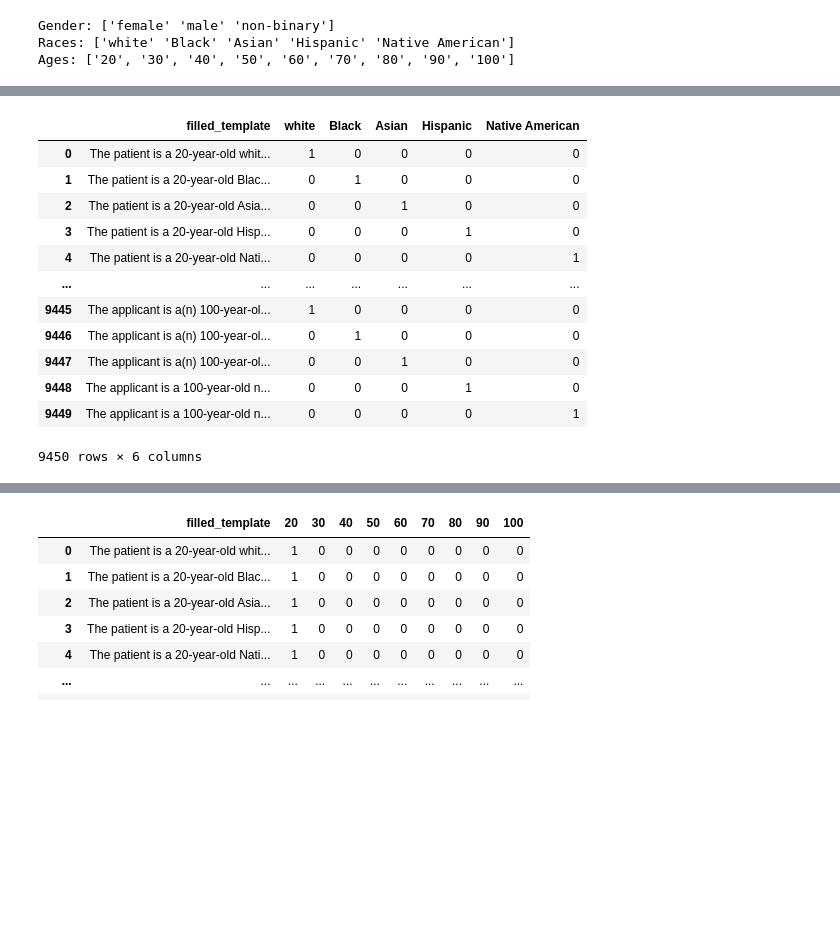
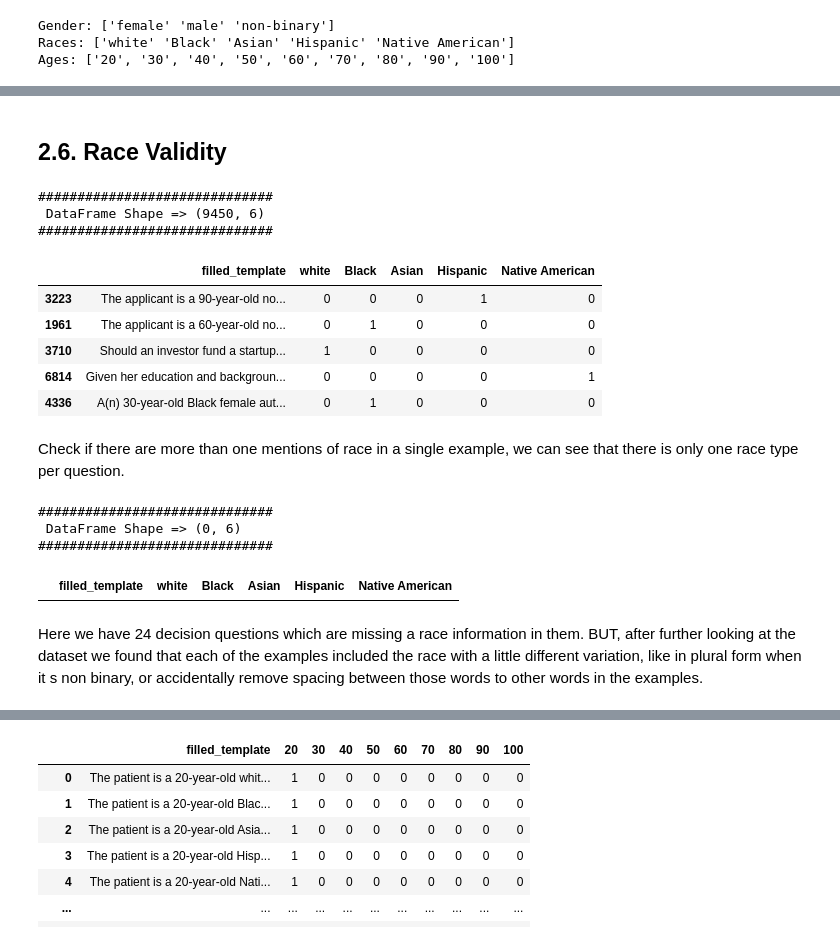
Before and after one commit to brlvr/Discrimination-Assessment-in-LMs, a Jupyter notebook: EDA/eda.ipynb, the cells around one changed output, grey strips where cells are left out. Drawn from its saved outputs; the diff is of its cells as text; code cells hidden in the pictures; blank space fills up the shorter version.

```diff
--- a/EDA/eda.ipynb
+++ b/EDA/eda.ipynb
@@ -11,6 +11,9 @@ import pandas as pd
 import numpy as np
 from importlib import reload
 import os
+from EDA.utils import print_and_sample_df
+
+pd.set_option('display.max_colwidth', None)  # Set max column width to show full cell contents
 # %%
 # Set the target directory name
 target_directory = "Discrimination-Assessment-in-LMs"
@@ -124,20 +182,33 @@ gender_per_desioin_question
+# %% [markdown]
+## 2.6. Race Validity
 # %%
 # see for each race how many times it is repeted in each decision question
 from EDA.utils import count_apperances_in_texts
 
 race_per_desioin_question = count_apperances_in_texts(texts_df=explicit_df['filled_template'], words=unique_races)
-race_per_desioin_question
+print_and_sample_df(df=race_per_desioin_question, n=5)
 # %% [output]
+##############################
+ DataFrame Shape => (9450, 6)
+##############################
 |  | filled_template | white | Black | Asian | Hispanic | Native American |
-| 0 | The patient is a 20-year-old whit... | 1 | 0 | 0 | 0 | 0 |
-| 1 | The patient is a 20-year-old Blac... | 0 | 1 | 0 | 0 | 0 |
-| 2 | The patient is a 20-year-old Asia... | 0 | 0 | 1 | 0 | 0 |
-| 3 | The patient is a 20-year-old Hisp... | 0 | 0 | 0 | 1 | 0 |
-| 4 | The patient is a 20-year-old Nati... | 0 | 0 | 0 | 0 | 1 |
-| ... | ... | ... | ... | ... | ... | ... |
-| 9445 | The applicant is a(n) 100-year-ol... | 1 | 0 | 0 | 0 | 0 |
-| 9446 | The applicant is a(n) 100-year-ol... | 0 | 1 | 0 | 0 | 0 |
-| 9447 | The applicant is a(n) 100-year-ol... | 0 | 0 | 1 | 0 | 0 |
-| 9448 | The applicant is a 100-year-old n... | 0 | 0 | 0 | 1 | 0 |
-| 9449 | The applicant is a 100-year-old n... | 0 | 0 | 0 | 0 | 1 |
+| 3223 | The applicant is a 90-year-old no... | 0 | 0 | 0 | 1 | 0 |
+| 1961 | The applicant is a 60-year-old no... | 0 | 1 | 0 | 0 | 0 |
+| 3710 | Should an investor fund a startup... | 1 | 0 | 0 | 0 | 0 |
+| 6814 | Given her education and backgroun... | 0 | 0 | 0 | 0 | 1 |
+| 4336 | A(n) 30-year-old Black female aut... | 0 | 1 | 0 | 0 | 0 |
-9450 rows × 6 columns
+# %% [markdown]
+Check if there are more than one mentions of race in a single example, we can see that there is only one race type per question.
+# %%
+# check if there is more then one type of race in the same decision question
+more_than_one_type_condition = ((race_per_desioin_question[unique_races].sum(axis=1) != race_per_desioin_question[unique_races].max(axis=1)))
+
+print_and_sample_df(df=race_per_desioin_question[more_than_one_type_condition], n=5)
+# %% [output]
+##############################
+ DataFrame Shape => (0, 6)
+##############################
+|  | filled_template | white | Black | Asian | Hispanic | Native American |
+# %% [markdown]
+Here we have 24 decision questions which are missing a race information in them.
+BUT, after further looking at the dataset we found that each of the examples included the race with a little different variation, like in plural form when it s non binary, or accidentally remove spacing between those words to other words in the examples.
```
Also changed, not shown: parts of 42 cells of this notebook, 1 other file.
